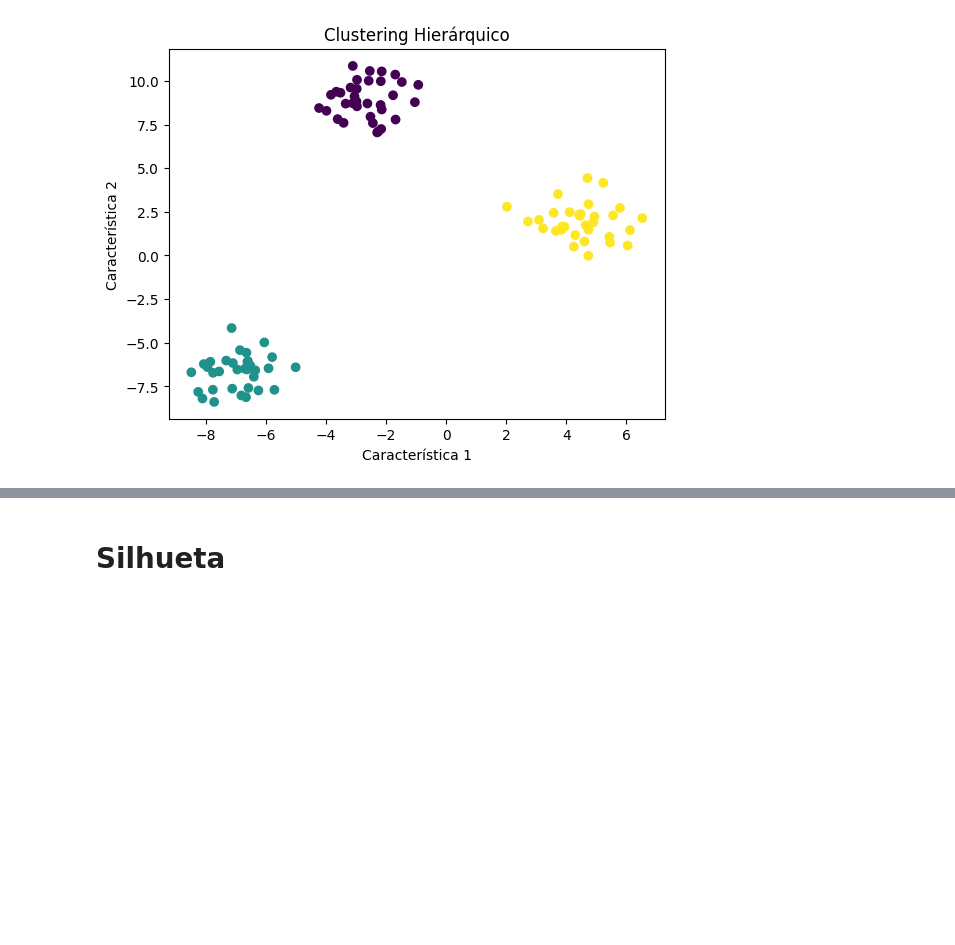
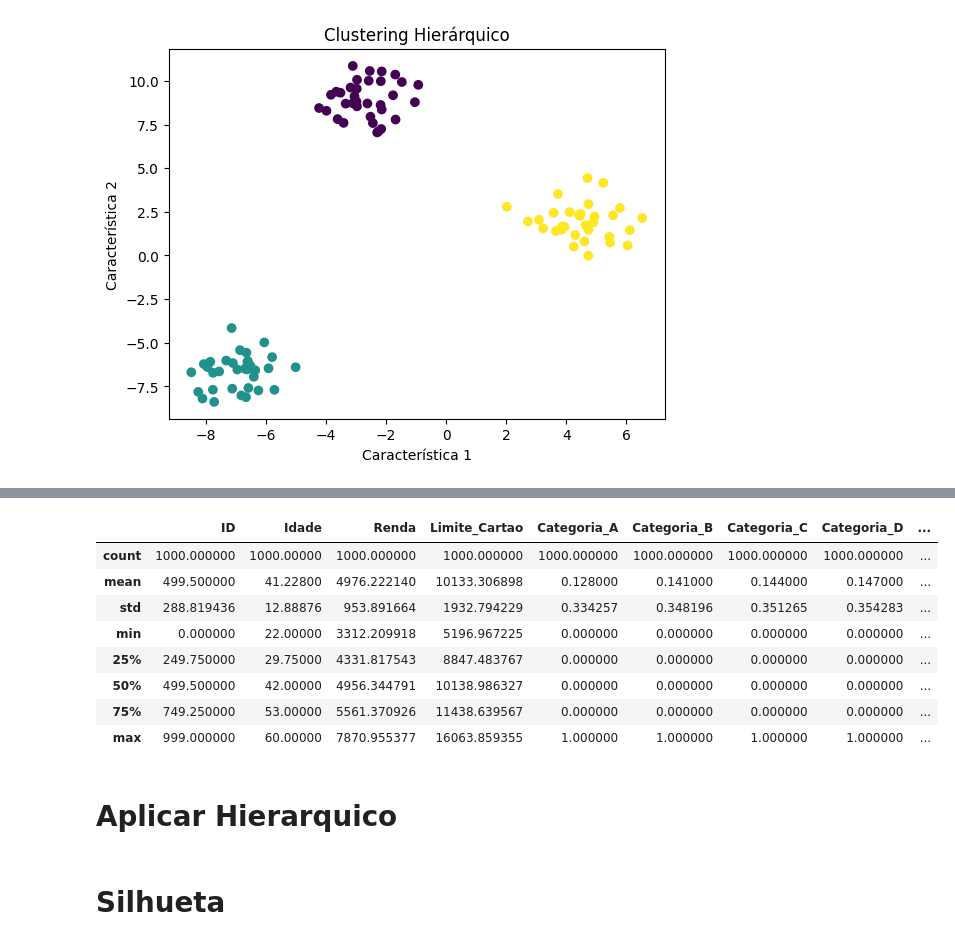
Before and after one commit to LeandroCoelhos/estudos_datascience, a Jupyter notebook: Limpeza_dataset.ipynb, the cells around one changed output, grey strips where cells are left out. Cells and saved outputs as stored; diff of their text form; code cells hidden in the pictures; blank space fills up the shorter version.

```diff
--- a/Limpeza_dataset.ipynb
+++ b/Limpeza_dataset.ipynb
@@ -146,0 +289,9 @@ import numpy as np
+# %%
+# Colunas dummy
+colunas_dummy = ['Categoria']
+
+# Aplicar o codificador Dummy no conjunto de treinamento
+df_treino_encoded, encoder = aplicar_dummy_treino(df_treino_clip, colunas_dummy)
+
+# Aplicar o mesmo codificador Dummy no conjunto de teste
+df_teste_encoded = aplicar_dummy_teste(df_teste_clip, colunas_dummy, encoder)
@@ -146,0 +311,14 @@ import numpy as np
+# %%
+df_teste_encoded.describe()
+# %% [output]
+|  | ID | Idade | Renda | Limite_Cartao | Categoria_A | Categoria_B | Categoria_C | Categoria_D | ... |
+| count | 1000.000000 | 1000.00000 | 1000.000000 | 1000.000000 | 1000.000000 | 1000.000000 | 1000.000000 | 1000.000000 | ... |
+| mean | 499.500000 | 41.22800 | 4976.222140 | 10133.306898 | 0.128000 | 0.141000 | 0.144000 | 0.147000 | ... |
+| std | 288.819436 | 12.88876 | 953.891664 | 1932.794229 | 0.334257 | 0.348196 | 0.351265 | 0.354283 | ... |
+| min | 0.000000 | 22.00000 | 3312.209918 | 5196.967225 | 0.000000 | 0.000000 | 0.000000 | 0.000000 | ... |
+| 25% | 249.750000 | 29.75000 | 4331.817543 | 8847.483767 | 0.000000 | 0.000000 | 0.000000 | 0.000000 | ... |
+| 50% | 499.500000 | 42.00000 | 4956.344791 | 10138.986327 | 0.000000 | 0.000000 | 0.000000 | 0.000000 | ... |
+| 75% | 749.250000 | 53.00000 | 5561.370926 | 11438.639567 | 0.000000 | 0.000000 | 0.000000 | 0.000000 | ... |
+| max | 999.000000 | 60.00000 | 7870.955377 | 16063.859355 | 1.000000 | 1.000000 | 1.000000 | 1.000000 | ... |
+# %% [markdown]
+# Aplicar Hierarquico
```
Also changed, not shown: parts of 25 cells of this notebook.
